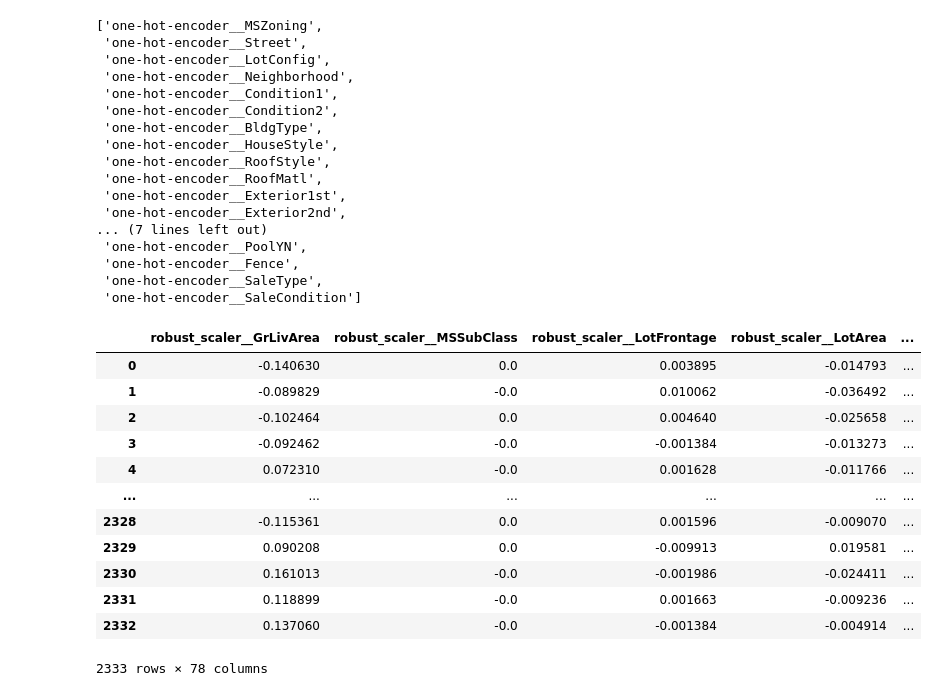
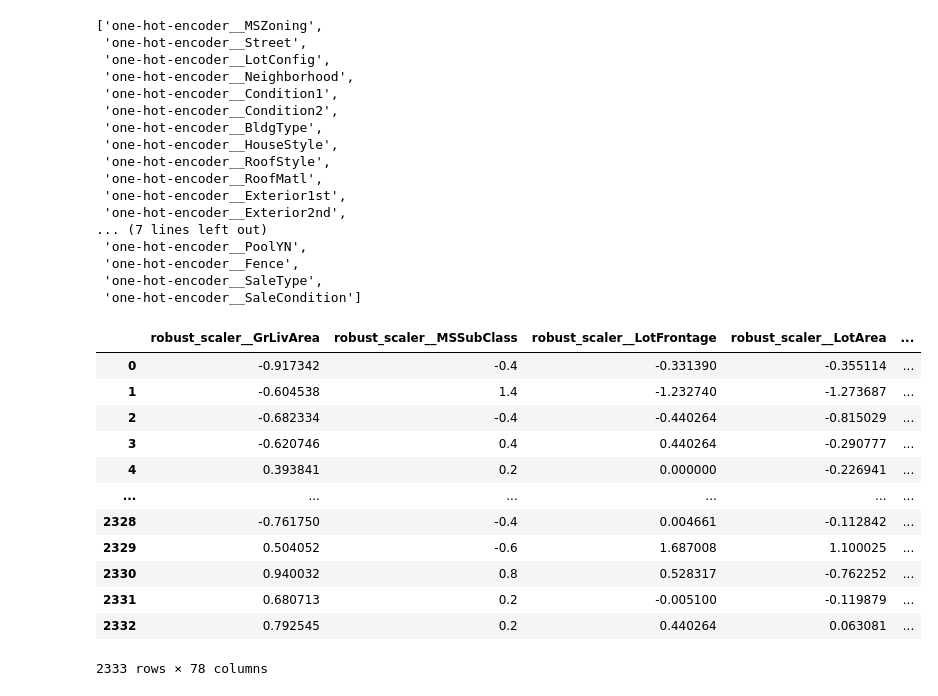
Before and after one commit to Na-ta-lie/Ames-Price-Prediction, a Jupyter notebook: SHAP.ipynb, the cells around one changed output. Drawn from its saved outputs; the diff is of its cells as text; code cells hidden in the pictures.

```diff
--- a/SHAP.ipynb
+++ b/SHAP.ipynb
@@ -566,19 +674,19 @@ for prefix in categorical_prefixes:
     X_transformed_df.drop(columns=columns, inplace=True)
 
 # Now shap_values_df contains SHAP values with aggregated categorical feature contributions
-# %%
-shap_values_df
-# %% [output]
-|  | robust_scaler__GrLivArea | robust_scaler__MSSubClass | robust_scaler__LotFrontage | robust_scaler__LotArea | ... |
-| 0 | -0.140630 | 0.0 | 0.003895 | -0.014793 | ... |
-| 1 | -0.089829 | -0.0 | 0.010062 | -0.036492 | ... |
-| 2 | -0.102464 | 0.0 | 0.004640 | -0.025658 | ... |
-| 3 | -0.092462 | -0.0 | -0.001384 | -0.013273 | ... |
-| 4 | 0.072310 | -0.0 | 0.001628 | -0.011766 | ... |
-| ... | ... | ... | ... | ... | ... |
-| 2328 | -0.115361 | 0.0 | 0.001596 | -0.009070 | ... |
-| 2329 | 0.090208 | 0.0 | -0.009913 | 0.019581 | ... |
-| 2330 | 0.161013 | -0.0 | -0.001986 | -0.024411 | ... |
-| 2331 | 0.118899 | -0.0 | 0.001663 | -0.009236 | ... |
-| 2332 | 0.137060 | -0.0 | -0.001384 | -0.004914 | ... |
-2333 rows × 78 columns
+# %%
+X_transformed_df
+# %% [output]
+|  | robust_scaler__GrLivArea | robust_scaler__MSSubClass | robust_scaler__LotFrontage | robust_scaler__LotArea | ... |
+| 0 | -0.917342 | -0.4 | -0.331390 | -0.355114 | ... |
+| 1 | -0.604538 | 1.4 | -1.232740 | -1.273687 | ... |
+| 2 | -0.682334 | -0.4 | -0.440264 | -0.815029 | ... |
+| 3 | -0.620746 | 0.4 | 0.440264 | -0.290777 | ... |
+| 4 | 0.393841 | 0.2 | 0.000000 | -0.226941 | ... |
+| ... | ... | ... | ... | ... | ... |
+| 2328 | -0.761750 | -0.4 | 0.004661 | -0.112842 | ... |
+| 2329 | 0.504052 | -0.6 | 1.687008 | 1.100025 | ... |
+| 2330 | 0.940032 | 0.8 | 0.528317 | -0.762252 | ... |
+| 2331 | 0.680713 | 0.2 | -0.005100 | -0.119879 | ... |
+| 2332 | 0.792545 | 0.2 | 0.440264 | 0.063081 | ... |
+2333 rows × 78 columns
```
Also changed, not shown: parts of 24 cells of this notebook, 1 other file.
